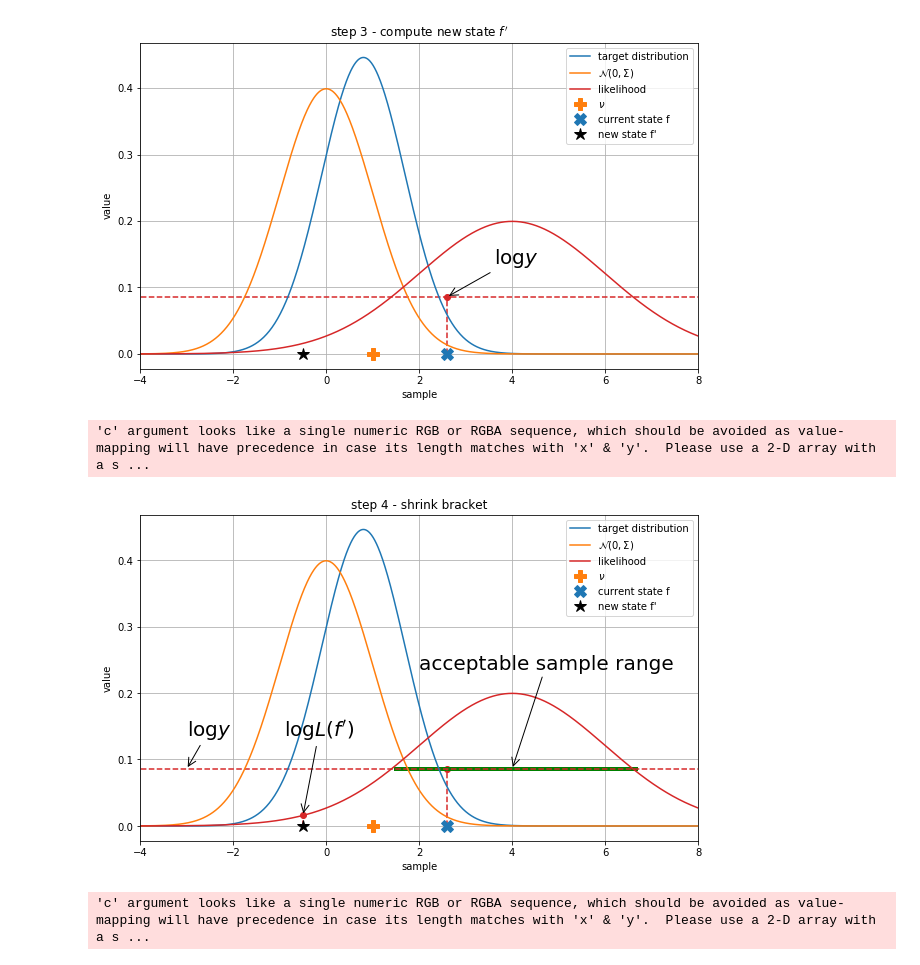
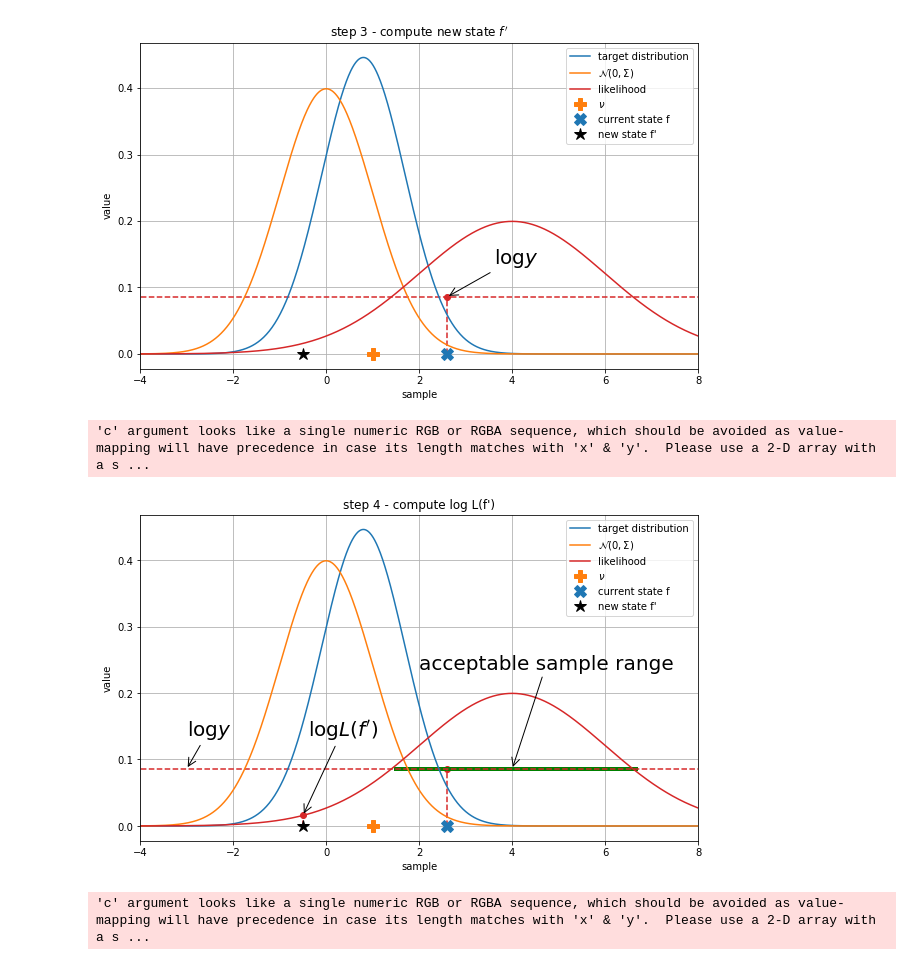
Before and after one commit to mathis98/mcm_project, a Jupyter notebook: plot_elliptical_slice_sampling.ipynb, the cells around one changed output. Saved outputs shown, nothing was run; the diff lists cells and outputs as text; code cells hidden in the pictures.

```diff
--- a/plot_elliptical_slice_sampling.ipynb
+++ b/plot_elliptical_slice_sampling.ipynb
@@ -105,34 +107,34 @@ plt.show()
 'c' argument looks like a single numeric RGB or RGBA sequence, which should be avoided as value-mapping will have precedence in case its length matches with 'x' & 'y'.  Please use a 2-D array with a s ...
 [figure]
 # %%
-# step 4 - shrink bracket
+# step 4 - calculate L(f')
 plot_gen_pic(f_size, c_target, c_likeli, c_norm)
-plt.title(r"step 4 - shrink bracket")
+plt.title(r"step 4 - compute log L(f')")
 
 ## new state
 plt.plot(f_p, 0, '*', markersize=12, c=c_fp, label="new state f'")
 plt.plot(f_p, L_fp, 'o', c=c_likeli)
 plt.vlines([f_p], 0, L_fp, linestyles='dashed', colors=c_likeli)
 plt.hlines(y=y, xmin=1.45, xmax=6.7, colors='g', linewidth=4)
 plt.legend()
 
 ## log y
 plt.scatter(f, y,  c=c_likeli)
 plt.vlines([f], 0, y, linestyles='dashed', colors=c_likeli)
 plt.hlines(y=y, xmin=-4.5, xmax=8, linestyles='dashed', colors=c_likeli)
 
 plt.annotate("$\log y $", xy=(-3, y),
              xytext=(-3, y+0.05), arrowprops=dict(arrowstyle="->"), size=20)
 plt.annotate("$\log L(f')$", xy=(f_p, L_fp),
-             xytext=(f_p-0.4, y+0.05), arrowprops=dict(arrowstyle="->"), size=20)
+             xytext=(f_p+0.1, y+0.05), arrowprops=dict(arrowstyle="->"), size=20)
 plt.annotate("acceptable sample range", xy=(4, y),
              xytext=(2, y+0.15), arrowprops=dict(arrowstyle="->"), size=20)
 
-plt.savefig('ess_step_03.png', dpi=f_dpi)
+plt.savefig('ess_step_04.png', dpi=f_dpi)
 plt.show()
 # %% [output]
 'c' argument looks like a single numeric RGB or RGBA sequence, which should be avoided as value-mapping will have precedence in case its length matches with 'x' & 'y'.  Please use a 2-D array with a s ...
-[figure, old version]
+[figure, new version]
 # %%
 # step 5 - shrink bracket
 plot_gen_pic(f_size, c_target, c_likeli, c_norm)
```
Also changed, not shown: parts of 3 cells of this notebook.
